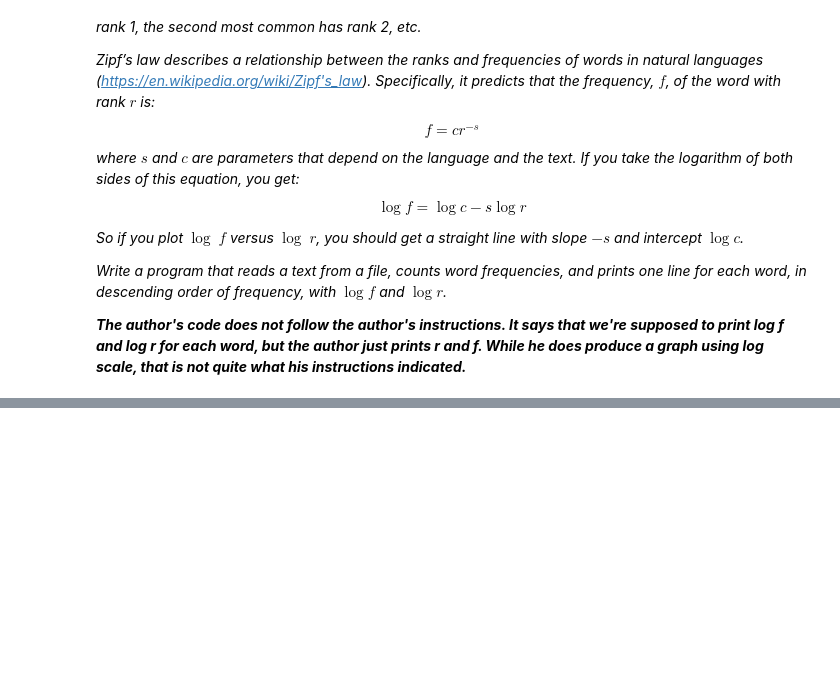
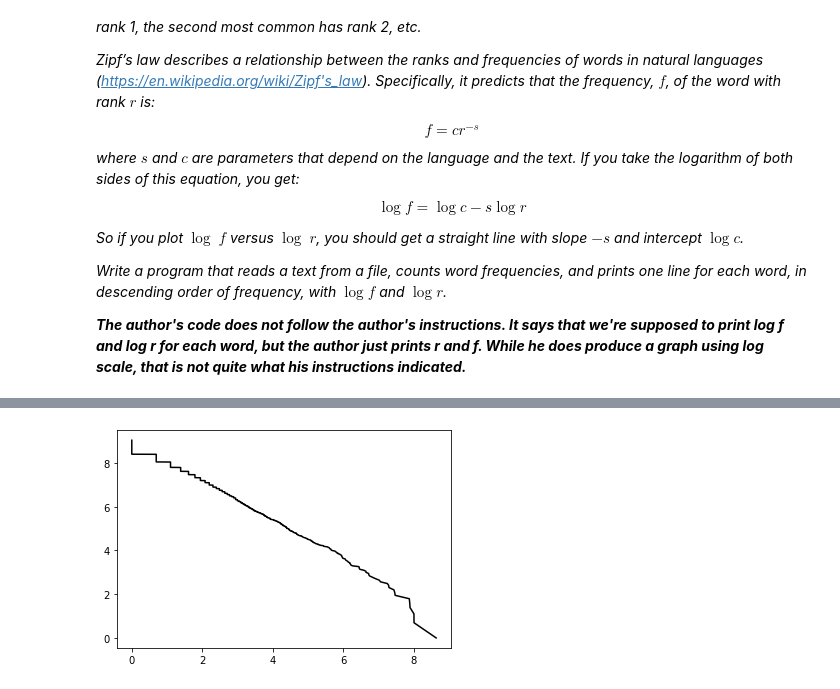
Before and after one commit to STRZGR/ThinkPython, a Jupyter notebook: Think Python - Chapter 13/Think Python - Chapter 13.ipynb, the cells around one changed output, grey strips where cells are left out. Cells and saved outputs as stored; diff of their text form; code cells hidden in the pictures; blank space fills up the shorter version.

```diff
--- a/Think Python - Chapter 13/Think Python - Chapter 13.ipynb
+++ b/Think Python - Chapter 13/Think Python - Chapter 13.ipynb
@@ -1052,0 +1078,4 @@ rank_frequencies("alice_new.txt")
+# %%
+plot_zipf('sherlock.txt')
+# %% [output]
+[figure, added]
```
Also changed, not shown: parts of 32 cells of this notebook.
